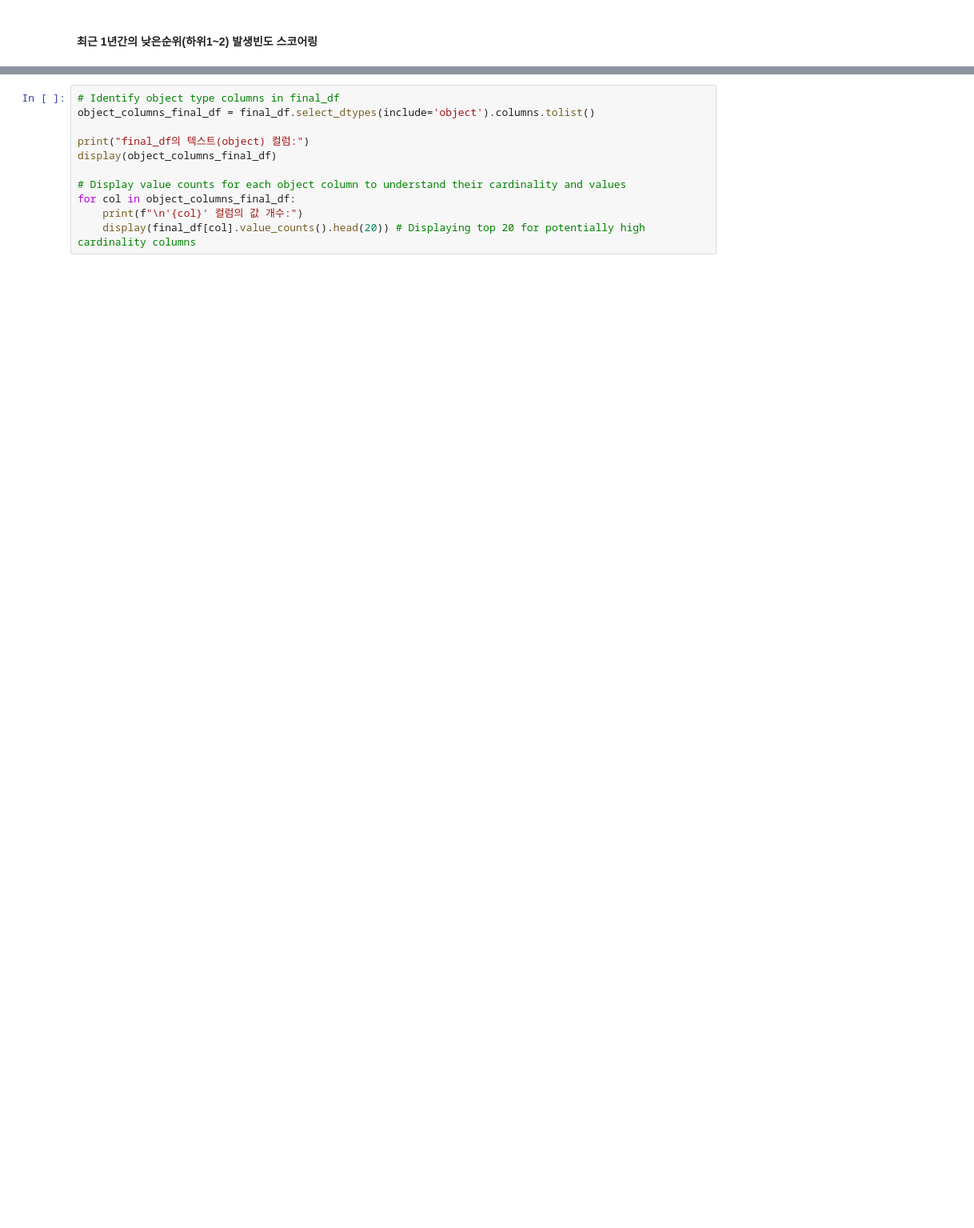
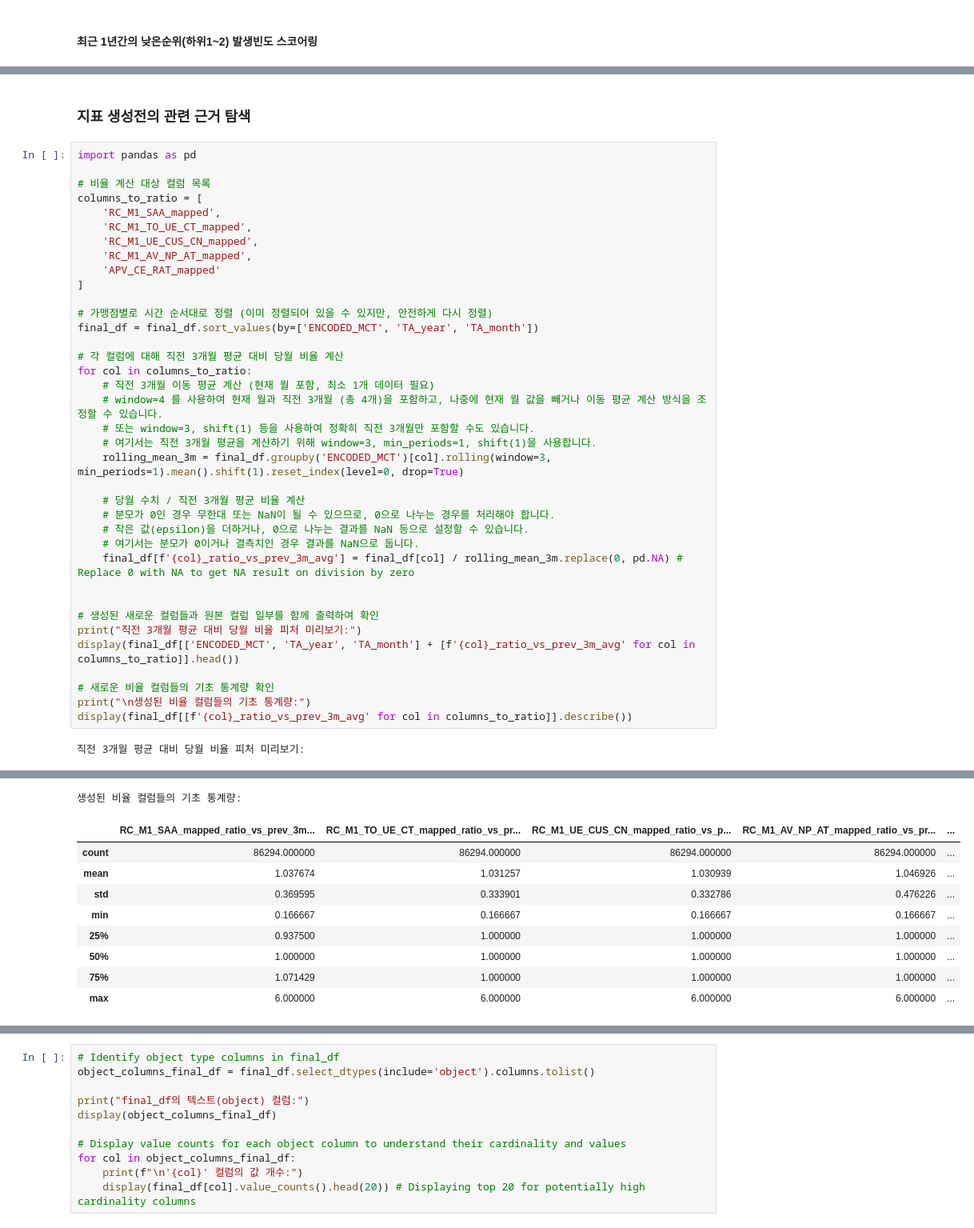
Before and after one commit to milkpotato1000/bigCon_hom, a Jupyter notebook: bigcon_jin3.ipynb, the cells around one changed output, grey strips where cells are left out. Shown at 80% size. Cells and saved outputs as stored; diff of their text form; blank space fills up the shorter version.

```diff
--- a/bigcon_jin3.ipynb
+++ b/bigcon_jin3.ipynb
@@ -1798,0 +2180,41 @@ display(final_df[[col + '_low_rank_freq' for col in columns_for_low_rank_freq]].
+# %% [markdown]
+### 지표 생성전의 관련 근거 탐색
+# %%
+import pandas as pd
+
+# 비율 계산 대상 컬럼 목록
+columns_to_ratio = [
+    'RC_M1_SAA_mapped',
+    'RC_M1_TO_UE_CT_mapped',
+    'RC_M1_UE_CUS_CN_mapped',
+    'RC_M1_AV_NP_AT_mapped',
+    'APV_CE_RAT_mapped'
+]
+
+# 가맹점별로 시간 순서대로 정렬 (이미 정렬되어 있을 수 있지만, 안전하게 다시 정렬)
+final_df = final_df.sort_values(by=['ENCODED_MCT', 'TA_year', 'TA_month'])
+
+# 각 컬럼에 대해 직전 3개월 평균 대비 당월 비율 계산
+for col in columns_to_ratio:
+    # 직전 3개월 이동 평균 계산 (현재 월 포함, 최소 1개 데이터 필요)
+    # window=4 를 사용하여 현재 월과 직전 3개월 (총 4개)을 포함하고, 나중에 현재 월 값을 빼거나 이동 평균 계산 방식을 조정할 수 있습니다.
+    # 또는 window=3, shift(1) 등을 사용하여 정확히 직전 3개월만 포함할 수도 있습니다.
+    # 여기서는 직전 3개월 평균을 계산하기 위해 window=3, min_periods=1, shift(1)을 사용합니다.
+    rolling_mean_3m = final_df.groupby('ENCODED_MCT')[col].rolling(window=3, min_periods=1).mean().shift(1).reset_index(level=0, drop=True)
+
+    # 당월 수치 / 직전 3개월 평균 비율 계산
+    # 분모가 0인 경우 무한대 또는 NaN이 될 수 있으므로, 0으로 나누는 경우를 처리해야 합니다.
+    # 작은 값(epsilon)을 더하거나, 0으로 나누는 결과를 NaN 등으로 설정할 수 있습니다.
+    # 여기서는 분모가 0이거나 결측치인 경우 결과를 NaN으로 둡니다.
+    final_df[f'{col}_ratio_vs_prev_3m_avg'] = final_df[col] / rolling_mean_3m.replace(0, pd.NA) # Replace 0 with NA to get NA result on division by zero
+
+
+# 생성된 새로운 컬럼들과 원본 컬럼 일부를 함께 출력하여 확인
+print("직전 3개월 평균 대비 당월 비율 피처 미리보기:")
+display(final_df[['ENCODED_MCT', 'TA_year', 'TA_month'] + [f'{col}_ratio_vs_prev_3m_avg' for col in columns_to_ratio]].head())
+
+# 새로운 비율 컬럼들의 기초 통계량 확인
+print("\n생성된 비율 컬럼들의 기초 통계량:")
+display(final_df[[f'{col}_ratio_vs_prev_3m_avg' for col in columns_to_ratio]].describe())
+# %% [output]
+직전 3개월 평균 대비 당월 비율 피처 미리보기:
@@ -1798,0 +2227,10 @@ display(final_df[[col + '_low_rank_freq' for col in columns_for_low_rank_freq]].
+생성된 비율 컬럼들의 기초 통계량:
+|  | RC_M1_SAA_mapped_ratio_vs_prev_3m... | RC_M1_TO_UE_CT_mapped_ratio_vs_pr... | RC_M1_UE_CUS_CN_mapped_ratio_vs_p... | RC_M1_AV_NP_AT_mapped_ratio_vs_pr... | ... |
+| count | 86294.000000 | 86294.000000 | 86294.000000 | 86294.000000 | ... |
+| mean | 1.037674 | 1.031257 | 1.030939 | 1.046926 | ... |
+| std | 0.369595 | 0.333901 | 0.332786 | 0.476226 | ... |
+| min | 0.166667 | 0.166667 | 0.166667 | 0.166667 | ... |
+| 25% | 0.937500 | 1.000000 | 1.000000 | 1.000000 | ... |
+| 50% | 1.000000 | 1.000000 | 1.000000 | 1.000000 | ... |
+| 75% | 1.071429 | 1.000000 | 1.000000 | 1.000000 | ... |
+| max | 6.000000 | 6.000000 | 6.000000 | 6.000000 | ... |
```
Also changed, not shown: parts of 53 cells of this notebook.
